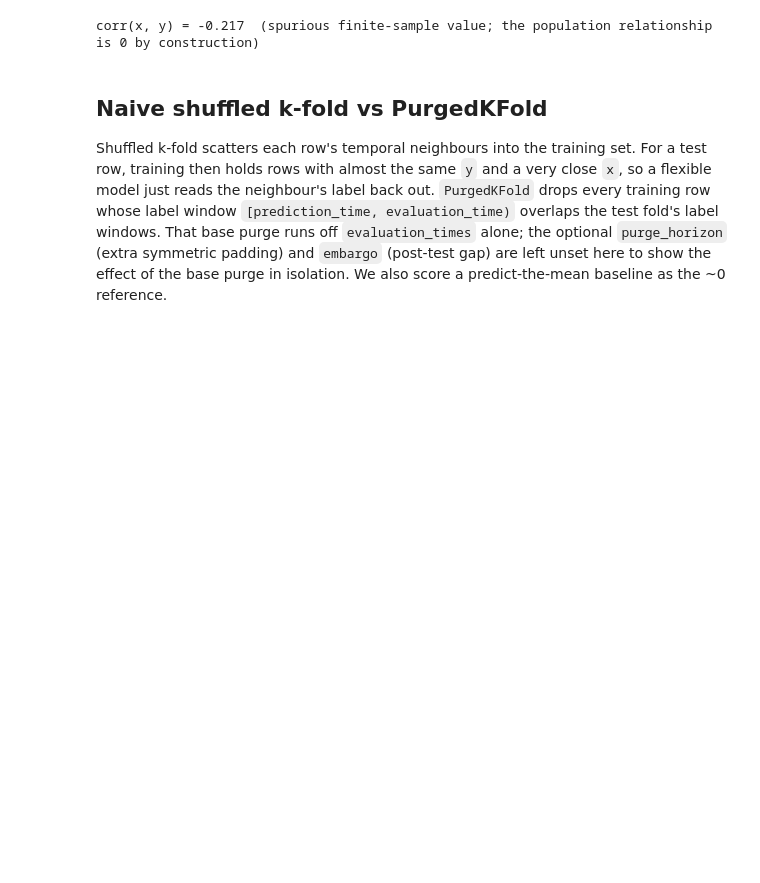
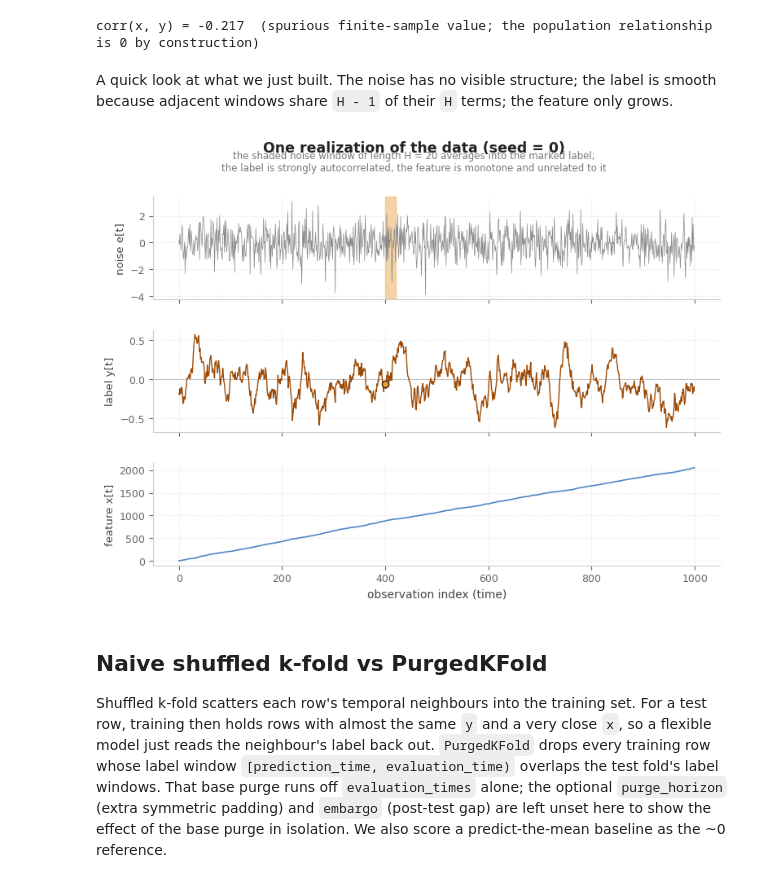
Before and after one commit to eslazarev/purged-cross-validation, a Jupyter notebook: examples/synthetic_leakage_proof.ipynb, the cells around one changed output. Drawn from its saved outputs; the diff is of its cells as text; code cells hidden in the pictures; blank space fills up the shorter version.

```diff
--- a/examples/synthetic_leakage_proof.ipynb
+++ b/examples/synthetic_leakage_proof.ipynb
@@ -62,6 +62,50 @@ print(
 )
 # %% [output]
 corr(x, y) = -0.217  (spurious finite-sample value; the population relationship is 0 by construction)
+# %% [markdown]
+A quick look at what we just built. The noise has no visible structure; the
+label is smooth because adjacent windows share `H - 1` of their `H` terms;
+the feature only grows.
+# %%
+import matplotlib.pyplot as plt
+
+T0 = 400  # the window we highlight
+
+fig, axes = plt.subplots(3, 1, figsize=(8, 5.8), sharex=True)
+fig.patch.set_facecolor("white")
+
+axes[0].plot(np.arange(N), e[:N], lw=0.5, color="#888888", zorder=2)
+axes[0].axvspan(T0, T0 + H, color="#e8a13a", alpha=0.45, zorder=1)
+axes[0].set_ylabel("noise e[t]", fontsize=9.5, color="#444444")
+
+axes[1].plot(np.arange(N), y, lw=1.0, color="#9c4a06", zorder=2)
+axes[1].plot([T0], [y[T0]], "o", ms=6, markerfacecolor="#e8a13a",
+             markeredgecolor="#3a1c02", zorder=3)
+axes[1].axhline(0.0, color="#bbbbbb", lw=0.8, zorder=1)
+axes[1].set_ylabel("label y[t]", fontsize=9.5, color="#444444")
+
+axes[2].plot(np.arange(N), x, lw=1.2, color="#4f86c6", zorder=2)
+axes[2].set_ylabel("feature x[t]", fontsize=9.5, color="#444444")
+axes[2].set_xlabel("observation index (time)", fontsize=10, color="#444444")
+
+for ax in axes:
+    ax.tick_params(colors="#666666", labelsize=9)
+    for side in ("top", "right"):
+        ax.spines[side].set_visible(False)
+    for side in ("left", "bottom"):
+        ax.spines[side].set_color("#cccccc")
+    ax.grid(ls=":", color="#dddddd", alpha=0.8, zorder=0)
+
+fig.text(0.5, 0.965, "One realization of the data (seed = 0)",
+         ha="center", fontsize=12.5, fontweight="bold", color="#222222")
+fig.text(0.5, 0.925,
+         "the shaded noise window of length H = 20 averages into the marked label;\n"
+         "the label is strongly autocorrelated, the feature is monotone and unrelated to it",
+         ha="center", fontsize=8.5, color="#777777")
+fig.subplots_adjust(top=0.87, bottom=0.09, left=0.10, right=0.97, hspace=0.30)
+plt.show()
+# %% [output]
+[figure, added]
 # %% [markdown]
 ## Naive shuffled k-fold vs PurgedKFold
 
```
Also changed, not shown: 5 other files.
